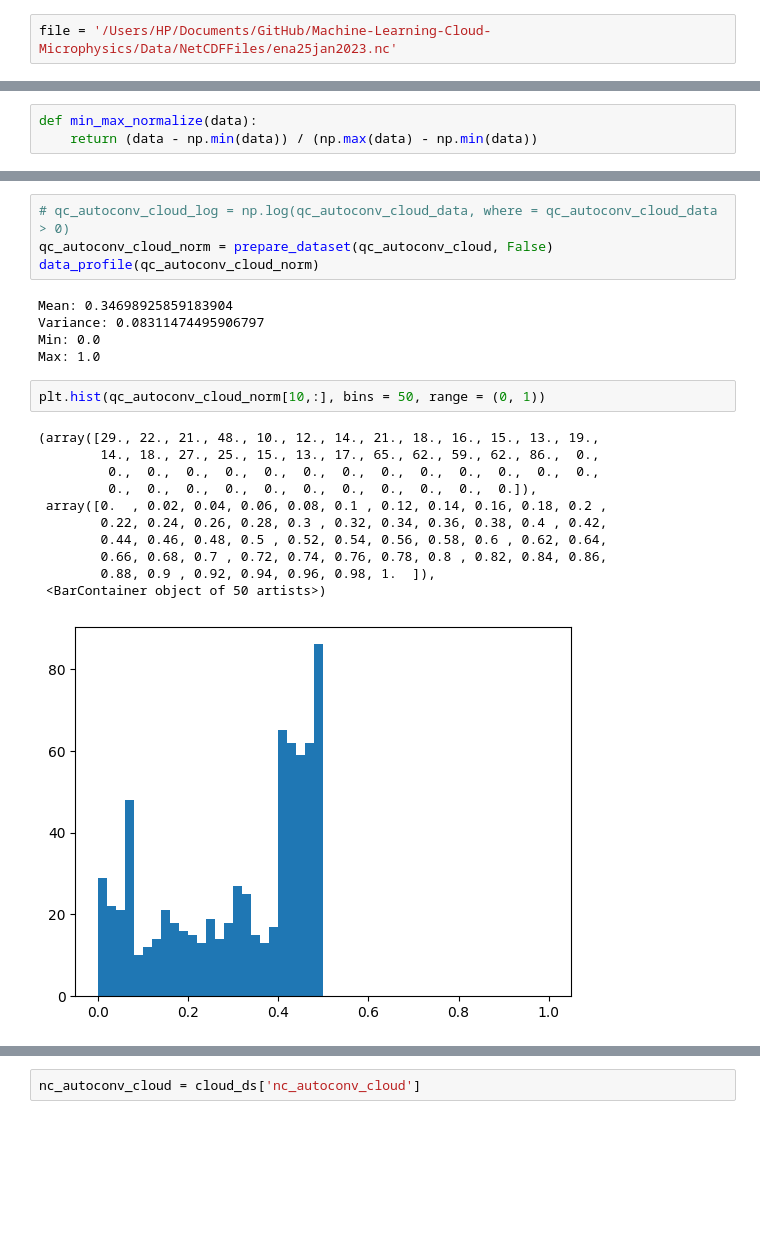
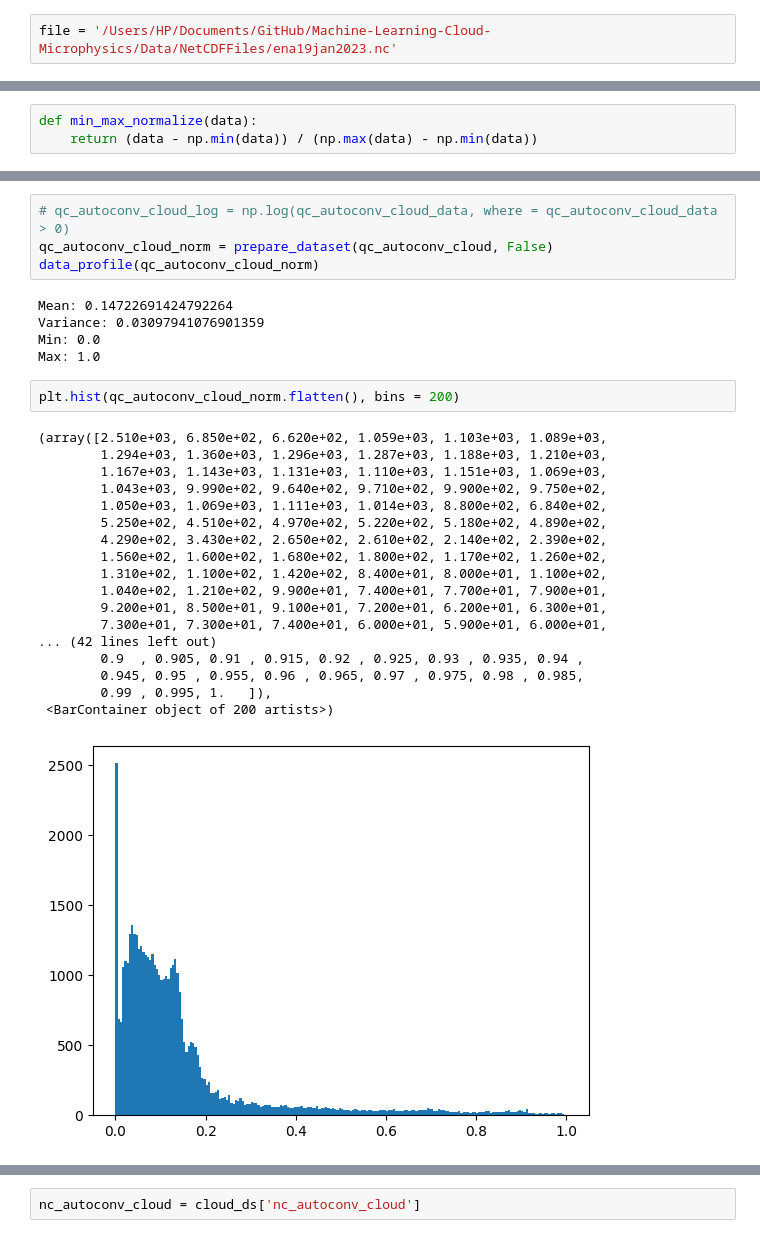
Before and after one commit to GabeTsai/Machine-Learning-Cloud-Microphysics, a Jupyter notebook: DataWork/NCDataExploration.ipynb, the cells around one changed output, grey strips where cells are left out. Cells and saved outputs as stored; diff of their text form; blank space fills up the shorter version.

```diff
--- a/DataWork/NCDataExploration.ipynb
+++ b/DataWork/NCDataExploration.ipynb
@@ -7,4 +7,4 @@ import numpy.ma as ma
 import matplotlib.pyplot as plt
 import torch
 # %%
-file = '/Users/HP/Documents/GitHub/Machine-Learning-Cloud-Microphysics/Data/NetCDFFiles/ena25jan2023.nc'
+file = '/Users/HP/Documents/GitHub/Machine-Learning-Cloud-Microphysics/Data/NetCDFFiles/ena19jan2023.nc'
@@ -244,24 +116,31 @@ def prepare_dataset(dataset, log):
 qc_autoconv_cloud_norm = prepare_dataset(qc_autoconv_cloud, False)
 data_profile(qc_autoconv_cloud_norm)
 # %% [output]
-Mean: 0.34698925859183904
-Variance: 0.08311474495906797
+Mean: 0.14722691424792264
+Variance: 0.03097941076901359
 Min: 0.0
 Max: 1.0
 # %%
-plt.hist(qc_autoconv_cloud_norm[10,:], bins = 50, range = (0, 1))
+plt.hist(qc_autoconv_cloud_norm.flatten(), bins = 200)
 # %% [output]
-(array([29., 22., 21., 48., 10., 12., 14., 21., 18., 16., 15., 13., 19.,
-        14., 18., 27., 25., 15., 13., 17., 65., 62., 59., 62., 86.,  0.,
-         0.,  0.,  0.,  0.,  0.,  0.,  0.,  0.,  0.,  0.,  0.,  0.,  0.,
-         0.,  0.,  0.,  0.,  0.,  0.,  0.,  0.,  0.,  0.,  0.]),
- array([0.  , 0.02, 0.04, 0.06, 0.08, 0.1 , 0.12, 0.14, 0.16, 0.18, 0.2 ,
-        0.22, 0.24, 0.26, 0.28, 0.3 , 0.32, 0.34, 0.36, 0.38, 0.4 , 0.42,
-        0.44, 0.46, 0.48, 0.5 , 0.52, 0.54, 0.56, 0.58, 0.6 , 0.62, 0.64,
-        0.66, 0.68, 0.7 , 0.72, 0.74, 0.76, 0.78, 0.8 , 0.82, 0.84, 0.86,
-        0.88, 0.9 , 0.92, 0.94, 0.96, 0.98, 1.  ]),
- <BarContainer object of 50 artists>)
+(array([2.510e+03, 6.850e+02, 6.620e+02, 1.059e+03, 1.103e+03, 1.089e+03,
+        1.294e+03, 1.360e+03, 1.296e+03, 1.287e+03, 1.188e+03, 1.210e+03,
+        1.167e+03, 1.143e+03, 1.131e+03, 1.110e+03, 1.151e+03, 1.069e+03,
+        1.043e+03, 9.990e+02, 9.640e+02, 9.710e+02, 9.900e+02, 9.750e+02,
+        1.050e+03, 1.069e+03, 1.111e+03, 1.014e+03, 8.800e+02, 6.840e+02,
+        5.250e+02, 4.510e+02, 4.970e+02, 5.220e+02, 5.180e+02, 4.890e+02,
+        4.290e+02, 3.430e+02, 2.650e+02, 2.610e+02, 2.140e+02, 2.390e+02,
+        1.560e+02, 1.600e+02, 1.680e+02, 1.800e+02, 1.170e+02, 1.260e+02,
+        1.310e+02, 1.100e+02, 1.420e+02, 8.400e+01, 8.000e+01, 1.100e+02,
+        1.040e+02, 1.210e+02, 9.900e+01, 7.400e+01, 7.700e+01, 7.900e+01,
+        9.200e+01, 8.500e+01, 9.100e+01, 7.200e+01, 6.200e+01, 6.300e+01,
+        7.300e+01, 7.300e+01, 7.400e+01, 6.000e+01, 5.900e+01, 6.000e+01,
+... (42 lines left out)
+        0.9  , 0.905, 0.91 , 0.915, 0.92 , 0.925, 0.93 , 0.935, 0.94 ,
+        0.945, 0.95 , 0.955, 0.96 , 0.965, 0.97 , 0.975, 0.98 , 0.985,
+        0.99 , 0.995, 1.   ]),
+ <BarContainer object of 200 artists>)
-[figure, old version]
+[figure, new version]
 # %%
 print(nc_autoconv_cloud.values)
 # %% [output]
```
Also changed, not shown: parts of 30 cells of this notebook, 3 other files.
